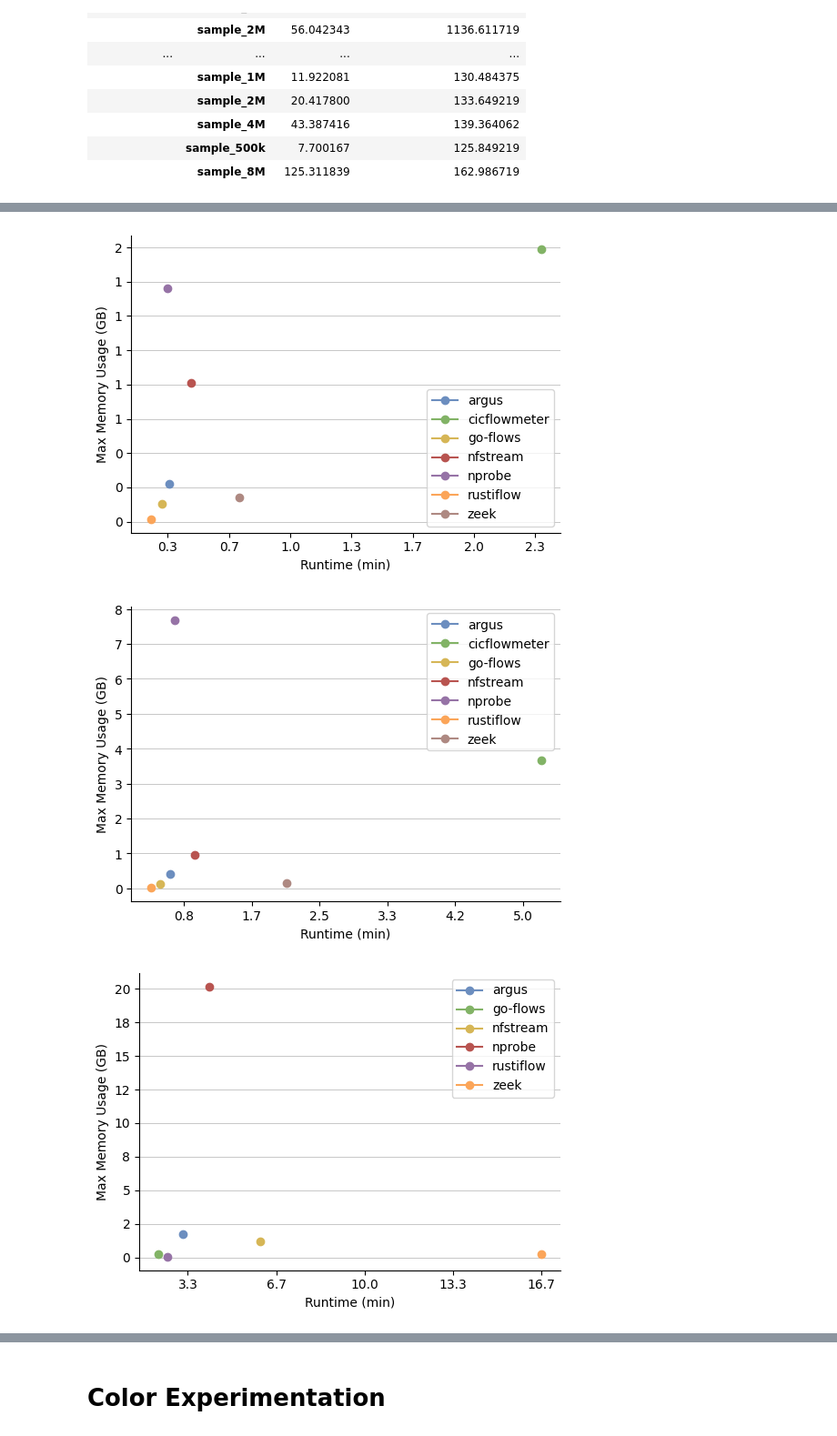
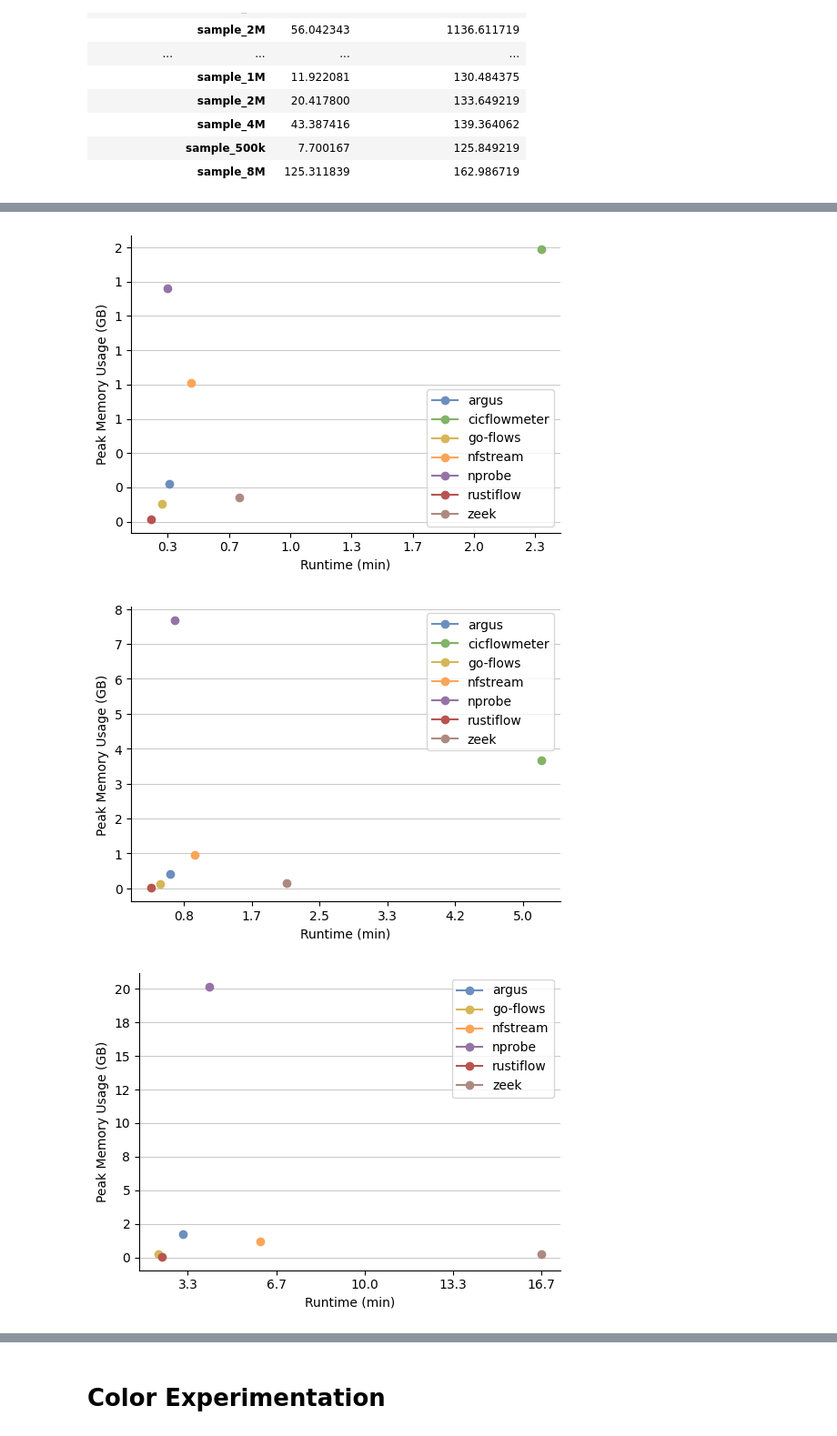
Before and after one commit to mielverkerken/RustiFlow-experiments, a Jupyter notebook: vizualisations/pcap.ipynb, the cells around one changed output, grey strips where cells are left out. Shown at 91% size. Cells and saved outputs as stored; diff of their text form; code cells hidden in the pictures.

```diff
--- a/vizualisations/pcap.ipynb
+++ b/vizualisations/pcap.ipynb
@@ -116,7 +126,7 @@ for exporter in exporters:
     #     y_runtimes = y_runtimes[:-1]
 
     # Plot using sizes on the x-axis
-    line, = ax.plot(x_sizes, y_runtimes, marker='.', linestyle='-', label=exporter)
+    line, = ax.plot(x_sizes, y_runtimes, marker='.', linestyle='-', label=exporter, color=color_map[exporter])
     # Add exporter name next to the last data point in the same color
     ax.text(x_sizes[-1] * 1.05, y_runtimes[-1] + label_offsets[exporter], exporter, color=line.get_color(), verticalalignment='center')
 
@@ -173,7 +183,7 @@ for exporter in exporters:
     y_runtimes = [df[pcap] for pcap in sizes.keys()]
 
     # Plot using sizes on the x-axis
-    line, = ax.plot(x_sizes, y_runtimes, marker='.', linestyle='-', label=exporter)
+    line, = ax.plot(x_sizes, y_runtimes, marker='.', linestyle='-', label=exporter, color=color_map[exporter])
     # Add exporter name next to the last data point in the same color
     ax.text(x_sizes[-1] * 1.05, y_runtimes[-1] + label_offsets[exporter], exporter, color=line.get_color(), verticalalignment='center')
 
@@ -183,7 +193,7 @@ ax.set_xticklabels(['100k', '1M', '2M', '4M', '8M'])
 # ax.yaxis.set_major_formatter(FuncFormatter(lambda x, _: f'{x / 60:.0f}'))
 ax.yaxis.set_major_formatter(FuncFormatter(lambda x, _: f'{x / 1024:.0f}'))
 ax.set_xlabel('Number of Packets')
-ax.set_ylabel('Max Memory Usage (GB)')
+ax.set_ylabel('Peak Memory Usage (GB)')
 # ax.legend()
 plt.tight_layout()
 plt.savefig(f'{fig_dir}/mem_vs_packets.pdf', bbox_inches='tight')
@@ -248,7 +258,7 @@ for exporter in exporters:
     y_runtimes = [df[pcap] for pcap in sizes.keys()]
 
     # Plot using sizes on the x-axis
-    line, = ax.plot(x_sizes, y_runtimes, marker='.', linestyle='-', label=exporter)
+    line, = ax.plot(x_sizes, y_runtimes, marker='.', linestyle='-', label=exporter, color=color_map[exporter])
     # Add exporter name next to the last data point in the same color
     ax.text(x_sizes[-1] * 1.05, y_runtimes[-1] + label_offsets[exporter], exporter, color=line.get_color(), verticalalignment='center')
 
@@ -321,14 +331,14 @@ for exporter in exporters:
 
     if exporter == 'cicflowmeter':
         # Plot using sizes on the x-axis
-        line, = ax.plot(x_sizes[:-1], y_runtimes[:-1], marker='.', linestyle='-', label=exporter)
+        line, = ax.plot(x_sizes[:-1], y_runtimes[:-1], marker='.', linestyle='-', label=exporter, color=color_map[exporter])
         # Plot using sizes on the x-axis
         line, = ax.plot(x_sizes[-2:], y_runtimes[-2:], marker='.', linestyle='--', label=exporter, color=line.get_color())
         # Add exporter name next to the last data point in the same color
         ax.text(x_sizes[-2] * 1.04, y_runtimes[-2] + label_offsets[exporter], exporter, color=line.get_color(), verticalalignment='center')
     else:
         # Plot using sizes on the x-axis
-        line, = ax.plot(x_sizes, y_runtimes, marker='.', linestyle='-', label=exporter)
+        line, = ax.plot(x_sizes, y_runtimes, marker='.', linestyle='-', label=exporter, color=color_map[exporter])
         # Add exporter name next to the last data point in the same color
         ax.text(x_sizes[-1] * 1.03, y_runtimes[-1] + label_offsets[exporter], exporter, color=line.get_color(), verticalalignment='center')
 
@@ -386,13 +396,13 @@ for pcap_file in ['sample_100k', 'sample_1M', 'sample_2M', 'sample_4M', 'sample_
         if pcap_file == 'cicids2017' and exporter == 'cicflowmeter':
             continue
 
-        ax.plot(df.loc[pcap_file, 'Runtime (s)'], df.loc[pcap_file, 'Max_Memory_Usage (MB)'], marker='o', linestyle='-', label=exporter)
+        ax.plot(df.loc[pcap_file, 'Runtime (s)'], df.loc[pcap_file, 'Max_Memory_Usage (MB)'], marker='o', linestyle='-', label=exporter, color=color_map[exporter])
 
     # ax.set_xticks([0, 150, 300, 450, 600, 750, 900, 1050])
     ax.xaxis.set_major_formatter(FuncFormatter(lambda x, _: f'{x / 60:.1f}'))
     ax.yaxis.set_major_formatter(FuncFormatter(lambda x, _: f'{x / 1000:.0f}'))
     ax.set_xlabel('Runtime (min)')
-    ax.set_ylabel('Max Memory Usage (GB)')
+    ax.set_ylabel('Peak Memory Usage (GB)')
     ax.legend()
     plt.tight_layout()
     plt.savefig(f'{fig_dir}/mem_vs_runtime_{pcap_file}.pdf', bbox_inches='tight')
@@ -404,3 +414,3 @@ for pcap_file in ['sample_100k', 'sample_1M', 'sample_2M', 'sample_4M', 'sample_
-[figure, old version]
+[figure, new version]
-[figure, old version]
+[figure, new version]
-[figure, old version]
+[figure, new version]
```
Also changed, not shown: parts of 8 cells of this notebook, 10 other files.
